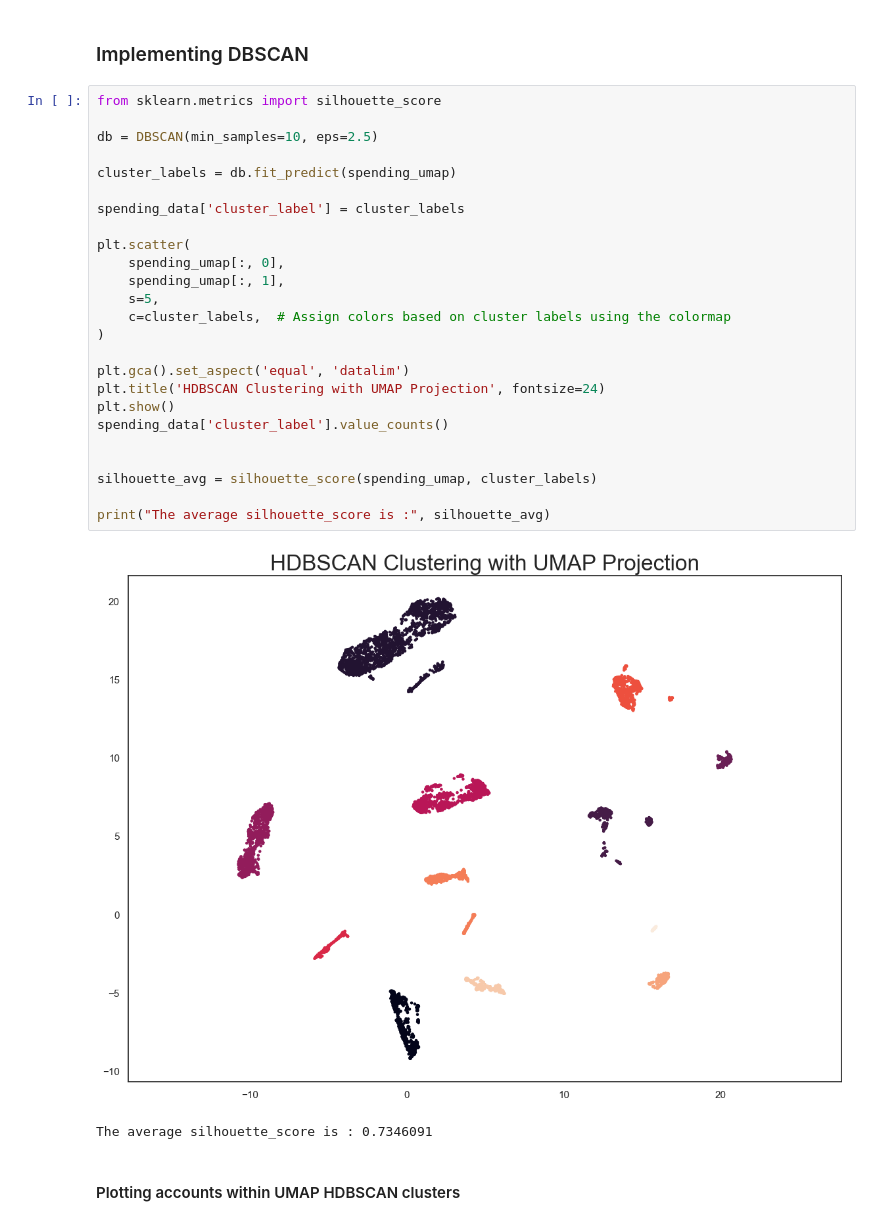
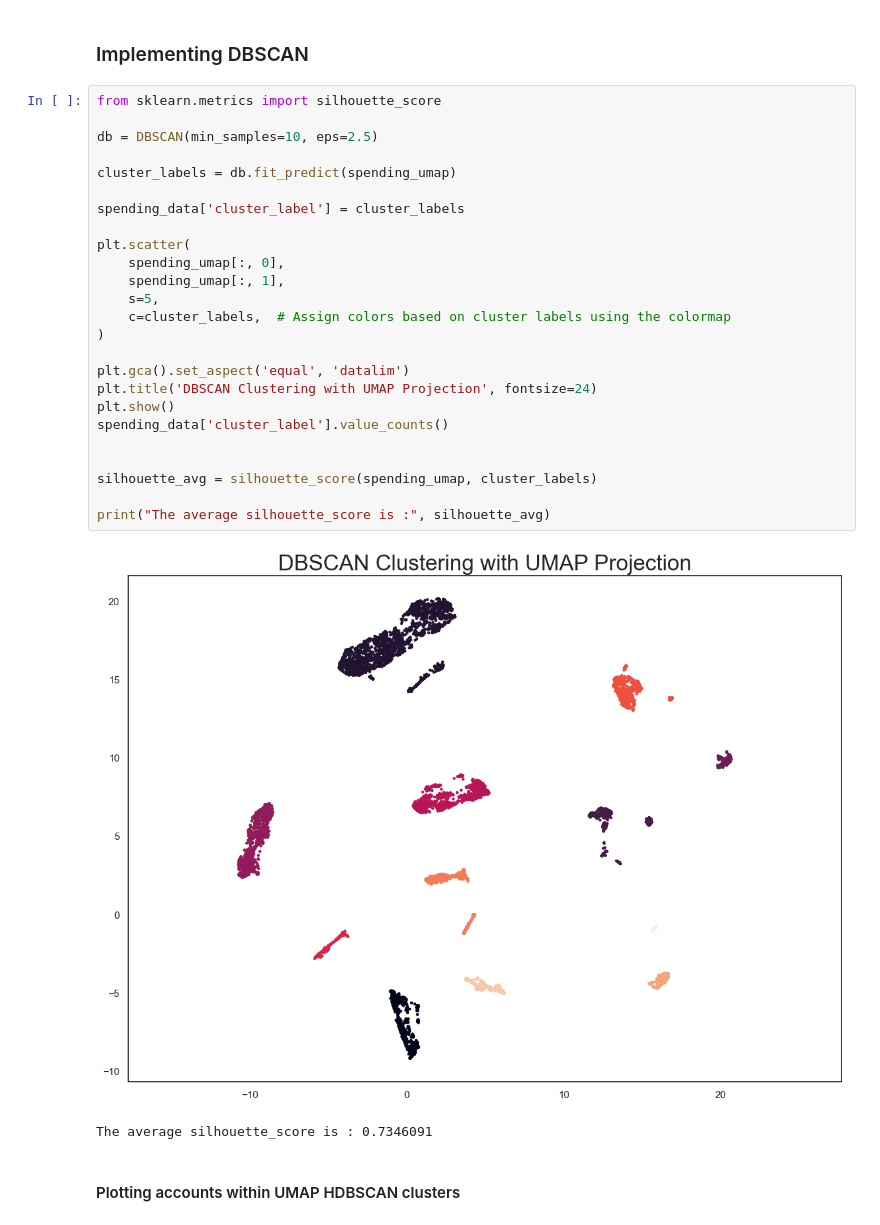
Before and after one commit to UoB-DSMP-2023-24/dsmp-2024-group34, a Jupyter notebook: Dataset_1_Clustering_spending.ipynb, the cells around one changed output. Drawn from its saved outputs; the diff is of its cells as text.

```diff
--- a/Dataset_1_Clustering_spending.ipynb
+++ b/Dataset_1_Clustering_spending.ipynb
@@ -111,30 +111,30 @@ The average silhouette_score is : 0.7343004
 # %%
 from sklearn.metrics import silhouette_score
 
 db = DBSCAN(min_samples=10, eps=2.5)
 
 cluster_labels = db.fit_predict(spending_umap)
 
 spending_data['cluster_label'] = cluster_labels
 
 plt.scatter(
     spending_umap[:, 0],
     spending_umap[:, 1],
     s=5,
     c=cluster_labels,  # Assign colors based on cluster labels using the colormap
 )
 
 plt.gca().set_aspect('equal', 'datalim')
-plt.title('HDBSCAN Clustering with UMAP Projection', fontsize=24)
+plt.title('DBSCAN Clustering with UMAP Projection', fontsize=24)
 plt.show()
 spending_data['cluster_label'].value_counts()
 
 
 silhouette_avg = silhouette_score(spending_umap, cluster_labels)
 
 print("The average silhouette_score is :", silhouette_avg)
 # %% [output]
-[figure, old version]
+[figure, new version]
 The average silhouette_score is : 0.7346091
 # %% [markdown]
 #### Plotting accounts within UMAP HDBSCAN clusters
```
